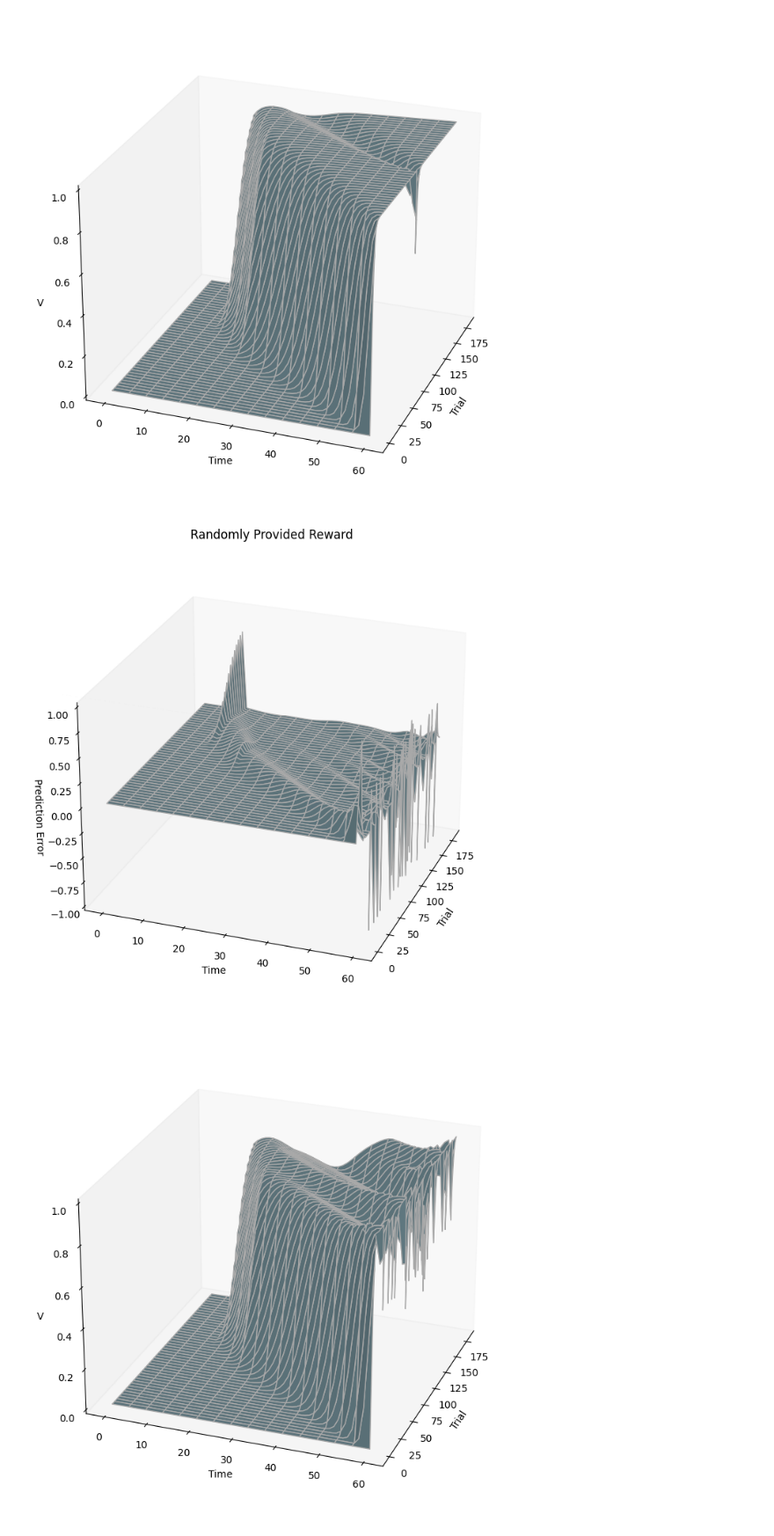
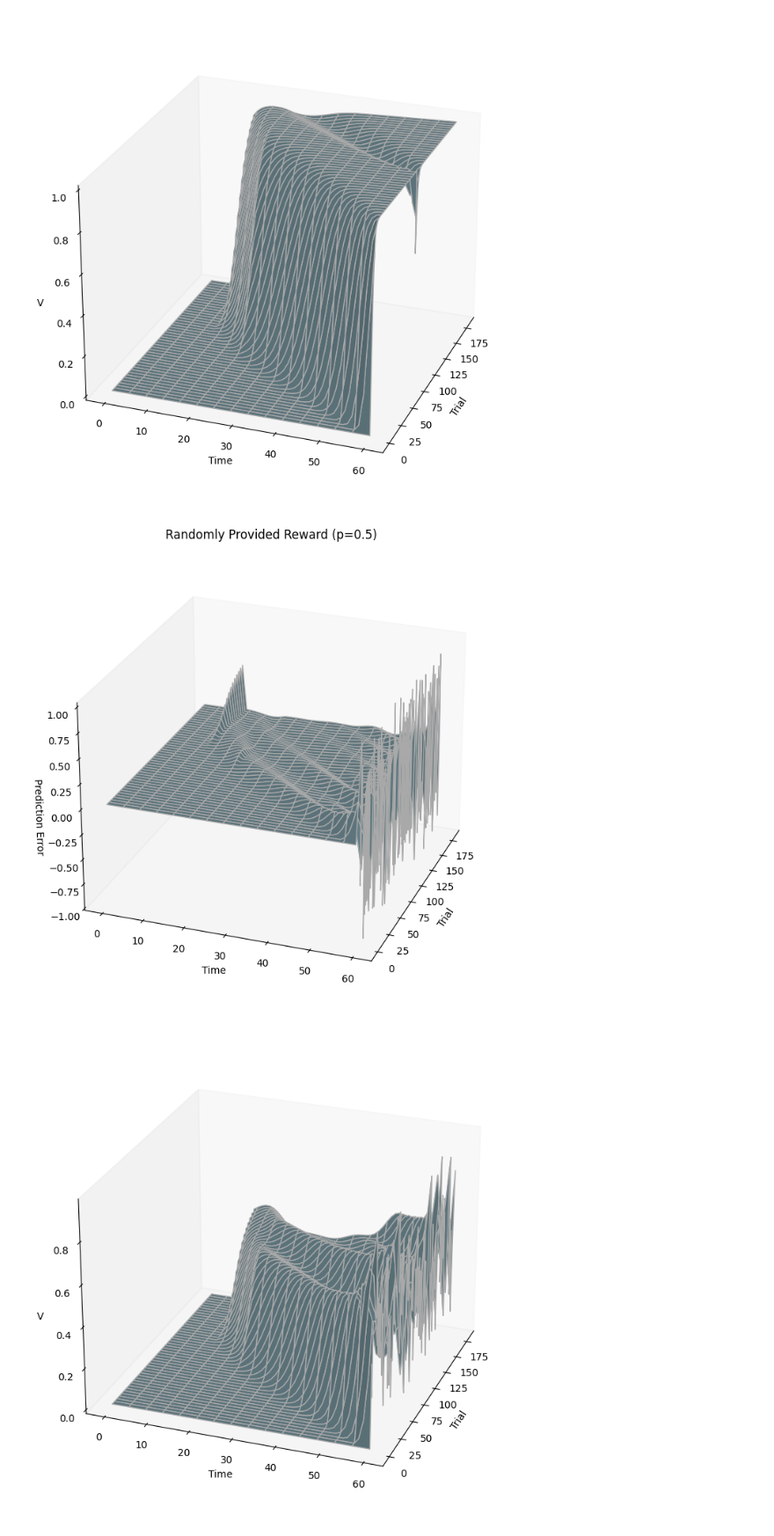
Before and after one commit to Utsav-Lal/Personal-Projects, a Jupyter notebook: TD/TD_Implementation.ipynb, the cells around one changed output. Shown at 88% size. Cells and saved outputs as stored; diff of their text form; code cells hidden in the pictures.

```diff
--- a/TD/TD_Implementation.ipynb
+++ b/TD/TD_Implementation.ipynb
@@ -114,7 +114,7 @@ plt.show()
 import numpy as np
 a = 0.2  # learning rate
 trials = 181  # Number of trials
-p = 0.9 # probability that reward is witheld
+p = 0.5 # probability that reward is witheld
 np.random.seed(1)
 
 # weights
@@ -141,7 +141,7 @@ Vhat = np.zeros((trials, 62))  # Vhat (trial x Vhat(t))
 for trial in range(trials):
   Vhat[trial] = np.sum(wx*x+wy*y, axis=1)  # Calculate prediction from weights and cues
 
-  if np.random.rand() >= p:  # removes reward for one trial as in paper
+  if np.random.rand() >= p:  # removes reward with probability 1-p
     d[trial] = g*Vhat[trial, 1:]-Vhat[trial, :-1]+rbad[:-1]  # Calculates error
   else:
     d[trial] = g*Vhat[trial, 1:]-Vhat[trial, :-1]+r[:-1]  # Calculates Error
@@ -184,7 +184,7 @@ ax.set_zlabel("Prediction Error")
 ax.view_init(elev=25, azim=-160)
 ax.grid(False)
 plt.gca().invert_yaxis()
-ax.set_title("Randomly Provided Reward")
+ax.set_title("Randomly Provided Reward (p=0.5)")
 plt.tight_layout()
 plt.show()
 
@@ -193,35 +193,35 @@ plt.show()
 data = Vhat[:,:-1]
 
 fig = plt.figure(figsize=(10, 7))
 ax = fig.add_subplot(111, projection="3d")
 
 trial = np.arange(trials)
 time = np.arange(61)
 Time, Trial = np.meshgrid(time, trial)
 
 ax.plot_surface(
     Trial,
     Time,
     data,
     color="lightblue",
     edgecolor="darkgrey",
     linewidth=1,
     rstride = 4,
     cstride = 4,
 )
 
 ax.set_xlabel("Trial")
 ax.set_ylabel("Time")
 ax.set_zlabel("V")
 
 ax.view_init(elev=25, azim=-160)
 ax.grid(False)
 plt.gca().invert_yaxis()
 plt.tight_layout()
 plt.show()
 # %% [output]
-[figure, old version]
+[figure, new version]
-[figure, old version]
+[figure, new version]
 # %%
 import numpy as np
 a = 0.2  # learning rate
```
